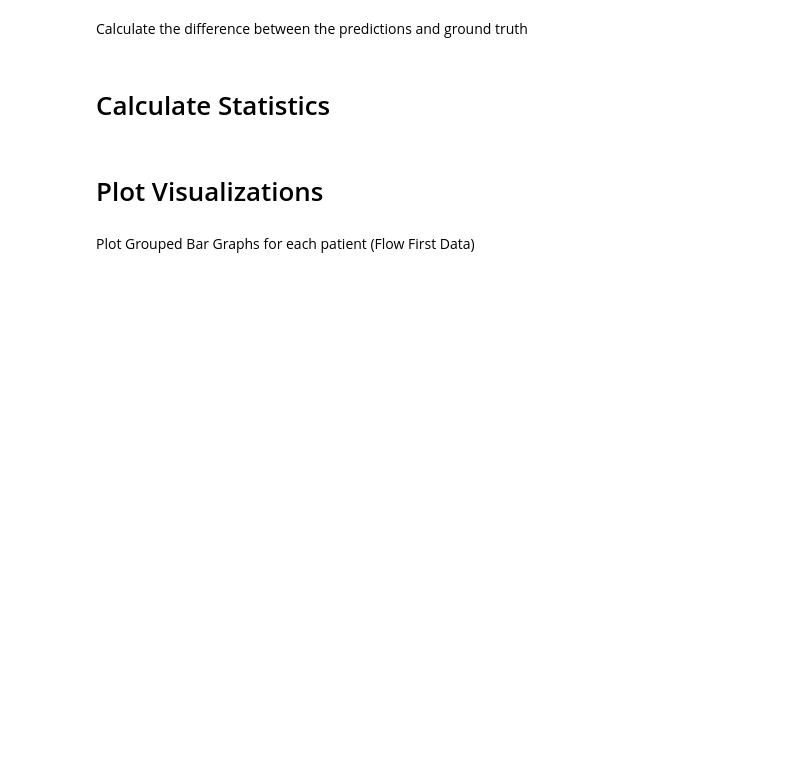
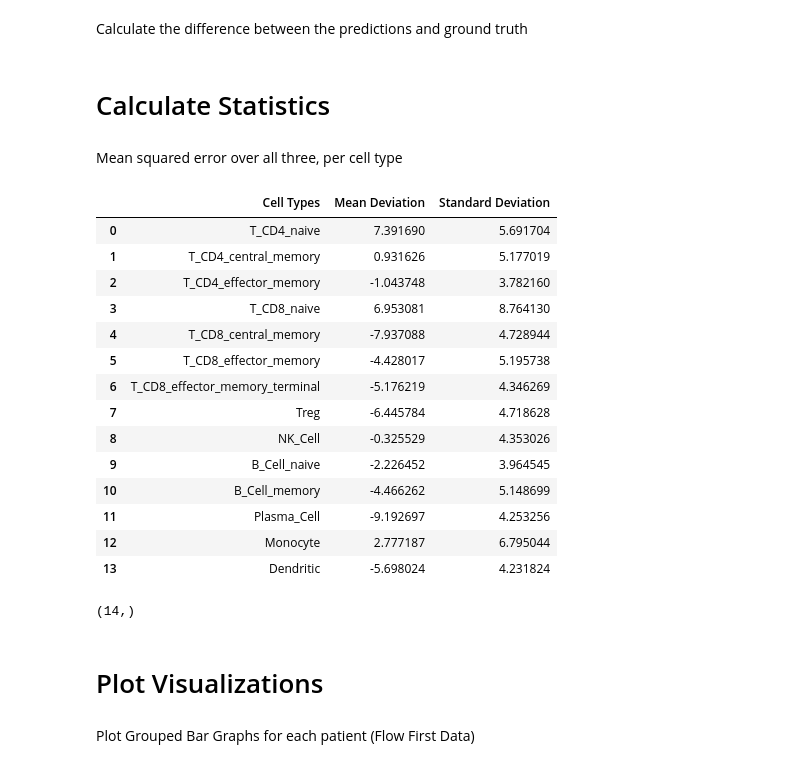
Before and after one commit to semenko/liquid-cell-atlas, a Jupyter notebook: altair_visualizations.ipynb, the cells around one changed output. Drawn from its saved outputs; the diff is of its cells as text; code cells hidden in the pictures; blank space fills up the shorter version.

Commit message:
Calculated mean and standard deviation

```diff
--- a/altair_visualizations.ipynb
+++ b/altair_visualizations.ipynb
@@ -104,6 +104,41 @@ for patient in PBMC_MIXTURE_TRUTH_BY_CYTOF:
     PBMC_MIXTURE_DIFF_BY_CYTOF[patient] = list(np.array(truth_arr) - np.array(PBMC_MIXTURE_PRED_BY_CYTOF[patient]))
 # %% [markdown]
 # Calculate Statistics
+# %% [markdown]
+Mean squared error over all three, per cell type
+# %%
+flow_first_diff = np.array(list((PBMC_MIXTURE_DIFF_BY_FLOW_FIRST.values())))
+flow_second_diff = np.array(list(PBMC_MIXTURE_DIFF_BY_FLOW_SECOND.values()))
+cytof_diff = np.array(list(PBMC_MIXTURE_DIFF_BY_CYTOF.values()))
+combined_diff = np.concatenate((flow_first_diff, flow_second_diff, cytof_diff), axis = 0)
+
+mean_dev = np.mean([np.mean(flow_first_diff, axis = 0),
+                    np.mean(flow_second_diff, axis = 0),
+                    np.mean(cytof_diff, axis = 0)], axis = 0)
+std_dev = np.std(combined_diff, axis = 0)
+
+data = [[cell, mean_dev[i], std_dev[i]] for i, cell in list(enumerate(CELL_TYPES))]
+pd.DataFrame(data, columns = ["Cell Types", "Mean Deviation", "Standard Deviation"])
+# %% [output]
+|  | Cell Types | Mean Deviation | Standard Deviation |
+| 0 | T_CD4_naive | 7.391690 | 5.691704 |
+| 1 | T_CD4_central_memory | 0.931626 | 5.177019 |
+| 2 | T_CD4_effector_memory | -1.043748 | 3.782160 |
+| 3 | T_CD8_naive | 6.953081 | 8.764130 |
+| 4 | T_CD8_central_memory | -7.937088 | 4.728944 |
+| 5 | T_CD8_effector_memory | -4.428017 | 5.195738 |
+| 6 | T_CD8_effector_memory_terminal | -5.176219 | 4.346269 |
+| 7 | Treg | -6.445784 | 4.718628 |
+| 8 | NK_Cell | -0.325529 | 4.353026 |
+| 9 | B_Cell_naive | -2.226452 | 3.964545 |
+| 10 | B_Cell_memory | -4.466262 | 5.148699 |
+| 11 | Plasma_Cell | -9.192697 | 4.253256 |
+| 12 | Monocyte | 2.777187 | 6.795044 |
+| 13 | Dendritic | -5.698024 | 4.231824 |
+# %%
+mean_dev.shape
+# %% [output]
+(14,)
 # %% [markdown]
 # Plot Visualizations
 # %% [markdown]
```
